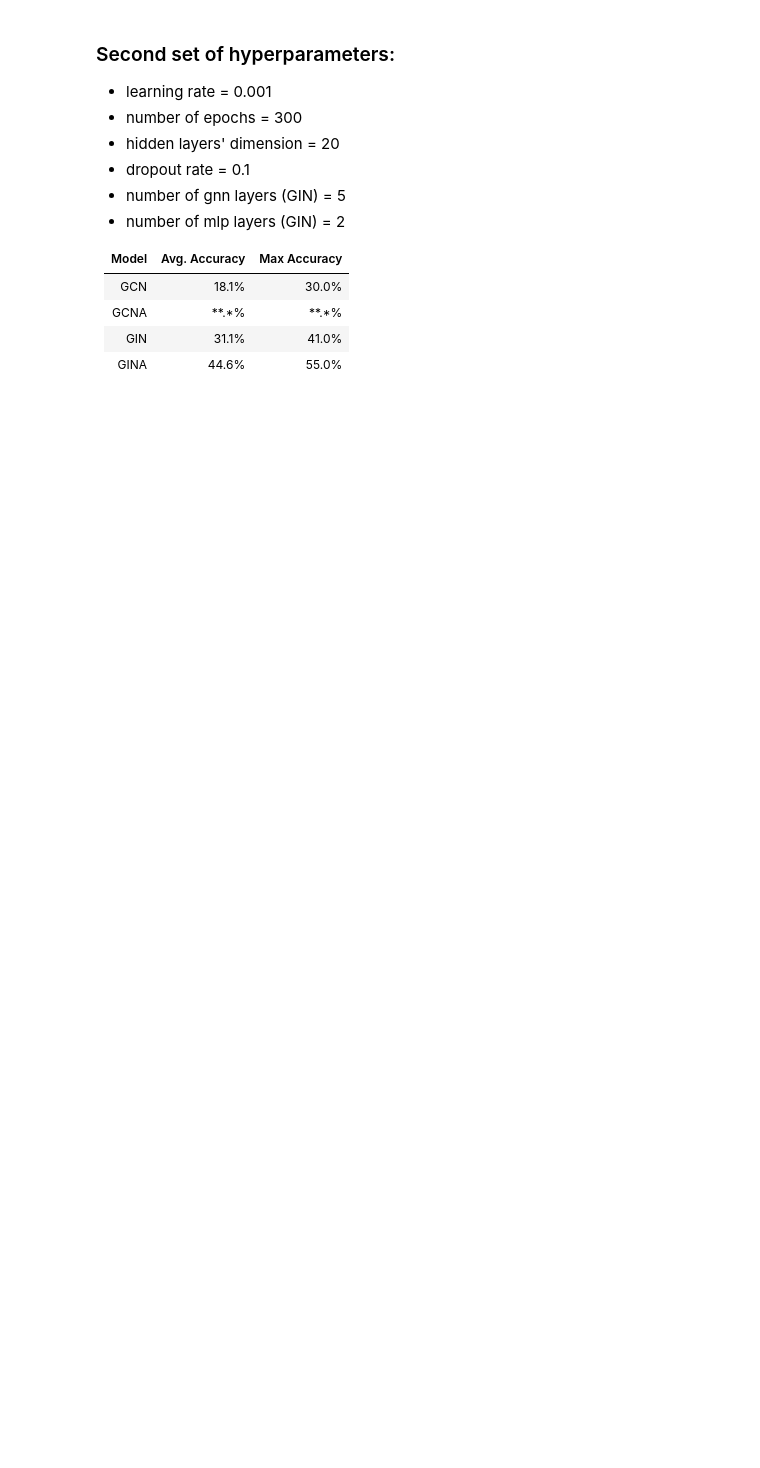
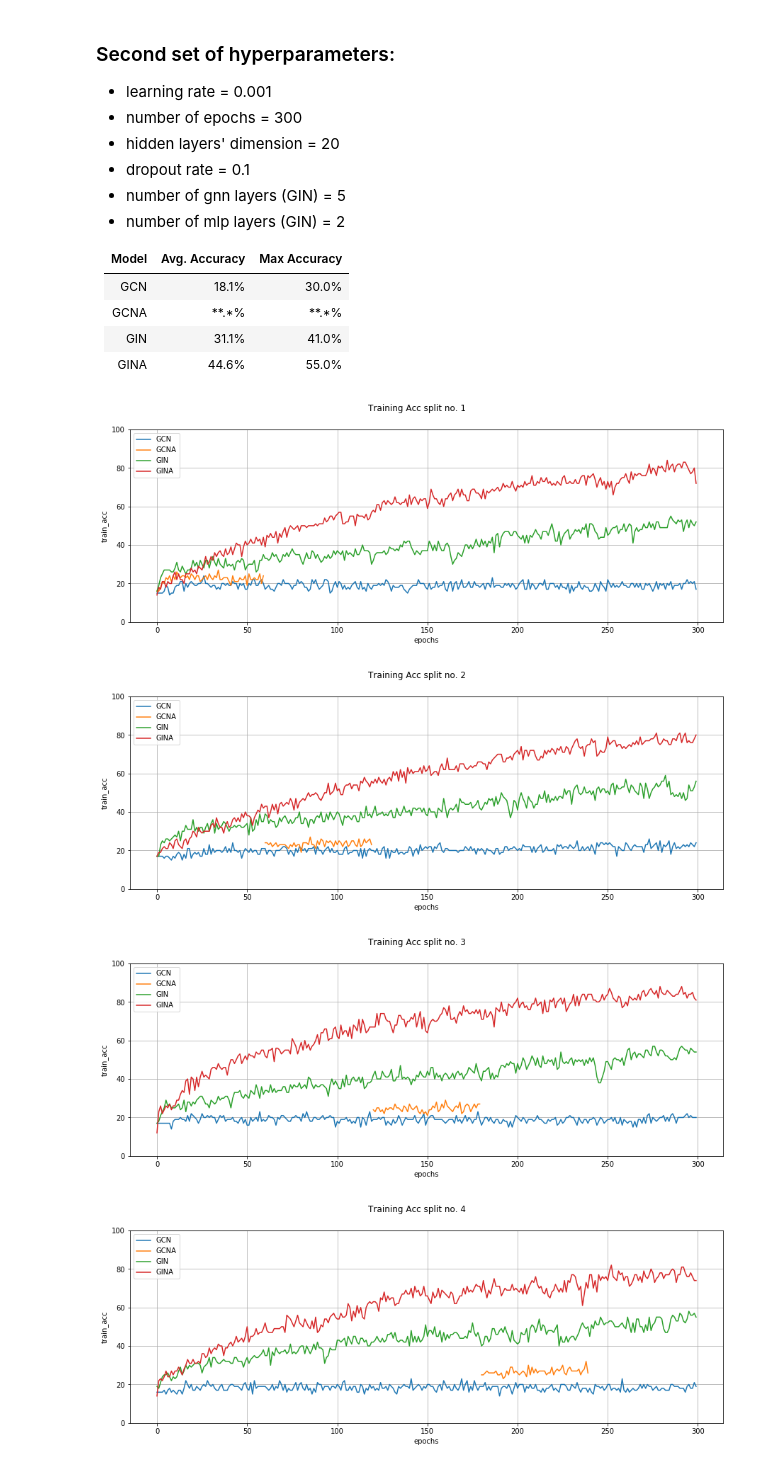
Before and after one commit to theatamna/PFE, a Jupyter notebook: ENZYMES.ipynb, the cells around one changed output. Drawn from its saved outputs; the diff is of its cells as text; code cells hidden in the pictures; blank space fills up the shorter version.

```diff
--- a/ENZYMES.ipynb
+++ b/ENZYMES.ipynb
@@ -108,3 +122,10 @@ Percentage of class 6: 16.67%
 |  GCNA |     **.*%     |     **.*%    |
 |  GIN  |     31.1%     |     41.0%    |
 |  GINA |     44.6%     |     55.0%    |
+# %%
+plot_training_acc(config_2_logs, 10, model_names)
+# %% [output]
+[figure, added]
+[figure, added]
+[figure, added]
+[figure, added]
```
Also changed, not shown: parts of 3 cells of this notebook.
